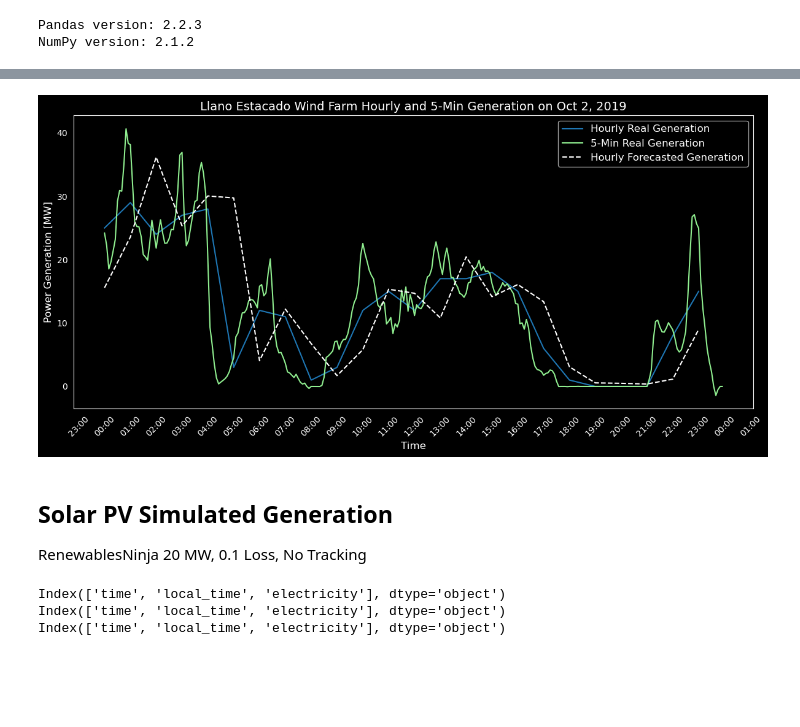
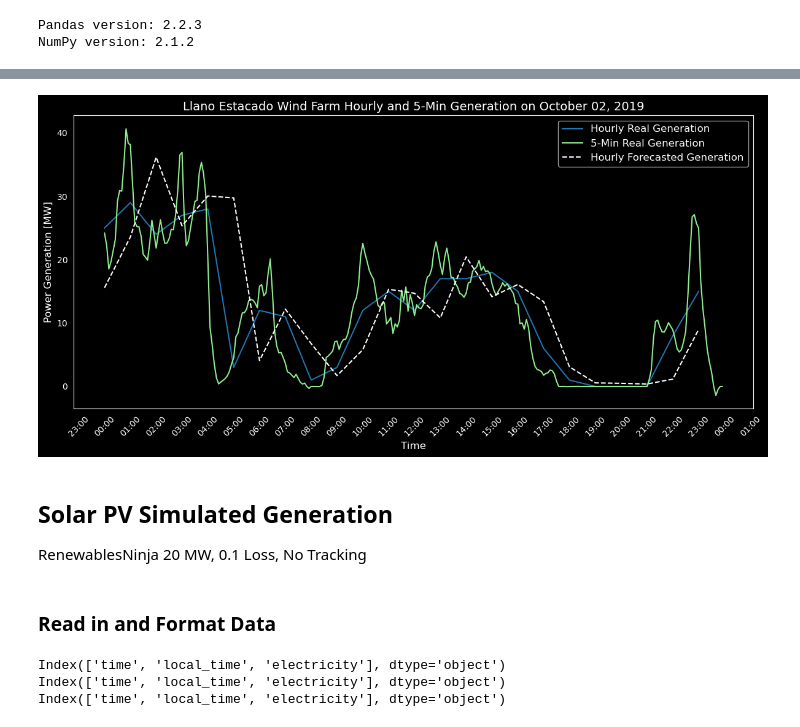
Before and after one commit to Lauvera132/ut_h2_protohub_simulation, a Jupyter notebook: white_deer_wind_farm_test.ipynb, the cells around one changed output, grey strips where cells are left out. Drawn from its saved outputs; the diff is of its cells as text; code cells hidden in the pictures; blank space fills up the shorter version.

```diff
--- a/white_deer_wind_farm_test.ipynb
+++ b/white_deer_wind_farm_test.ipynb
@@ -93 +97,9 @@ wind_data.iloc[:, 10] = wind_data.iloc[:, 10] * -1
+# %%
+# Target dates for analysis
+start_date = "2019-10-01"
+start_date_long_format = pd.to_datetime(start_date).strftime("%B %d, %Y")
+end_date = "2019-10-08"
+end_date_long_format = pd.to_datetime(end_date).strftime("%B %d, %Y")
+target_day = "2019-10-02"
+target_day_long_format = pd.to_datetime(target_day).strftime("%B %d, %Y")
 # %%
@@ -243,65 +170,68 @@ plt.show()
 # %%
-# Filter data for October 2, 2019
-oct_2_data = wind_data.loc["2019-10-02"]
+# Filter data for 1-Day
+# # For plotting purposes only, we will use the following date:
+day_data = wind_data.loc[target_day]
 
 # Plot hourly power generation and 5-min generation for October 2, 2019
 plt.figure(figsize=(12, 6))
 
 # Plot hourly power generation
-sns.lineplot(data=oct_2_data, x=oct_2_data.index, y=oct_2_data["wind_real-time_generation_mw"], label="Hourly Real Generation")
+sns.lineplot(data=day_data, x=day_data.index, y=day_data["wind_real-time_generation_mw"], label="Hourly Real Generation")
 
 # Plot 5-min generation
-sns.lineplot(data=oct_2_data, x=oct_2_data.index, y=oct_2_data["5m-real-time_billing_meter_quantity_[mw]"], label="5-Min Real Generation", color="lightgreen")
+sns.lineplot(data=day_data, x=day_data.index, y=day_data["5m-real-time_billing_meter_quantity_[mw]"], label="5-Min Real Generation", color="lightgreen")
 
 # Plot forecasted generation
 sns.lineplot(
-    data=oct_2_data,
-    x=oct_2_data.index,
-    y=oct_2_data["wind_forecast_mw"],
+    data=day_data,
+    x=day_data.index,
+    y=day_data["wind_forecast_mw"],
     label="Hourly Forecasted Generation",
     color="white",
     linestyle="--",
 )
 
 plt.title(
-    "Llano Estacado Wind Farm Hourly and 5-Min Generation on Oct 2, 2019",
+    f"Llano Estacado Wind Farm Hourly and 5-Min Generation on {target_day_long_format}",
     fontsize=14,
     color="white",
 )
 plt.xlabel("Time", fontsize=12, color="white")
 plt.ylabel("Power Generation [MW]", fontsize=12, color="white")
 plt.xticks(rotation=45, fontsize=10, color="white")
 plt.yticks(fontsize=10, color="white")
 
 # Set major ticks to hourly intervals
 plt.gca().xaxis.set_major_locator(mdates.HourLocator(interval=1))
 plt.gca().xaxis.set_major_formatter(mdates.DateFormatter("%H:%M"))
 
 # Set the axes lines to white
 ax = plt.gca()
 ax.spines["bottom"].set_color("white")
 ax.spines["top"].set_color("white")
 ax.spines["right"].set_color("white")
 ax.spines["left"].set_color("white")
 
 # Set the background color of the plot to black
 plt.gcf().patch.set_facecolor("black")
 ax.set_facecolor("black")
 
 # Add legend
 legend = plt.legend(fontsize=12)
 legend.get_frame().set_facecolor("none")  # Make the legend box background clear
 for text in legend.get_texts():
     text.set_color("white")
 
 plt.tight_layout()  # Adjust layout to prevent overlap
 plt.show()
 # %% [output]
-[figure, old version]
+[figure, new version]
 # %% [markdown]
 ## Solar PV Simulated Generation
 RenewablesNinja
 20 MW, 0.1 Loss, No Tracking
+# %% [markdown]
+### Read in and Format Data
 # %%
 # Load simulated solar PV data from RenewablesNinja at 20 MW, 0.1 loss, no tracking
 
```
Also changed, not shown: parts of 7 cells of this notebook, 5 other files.
